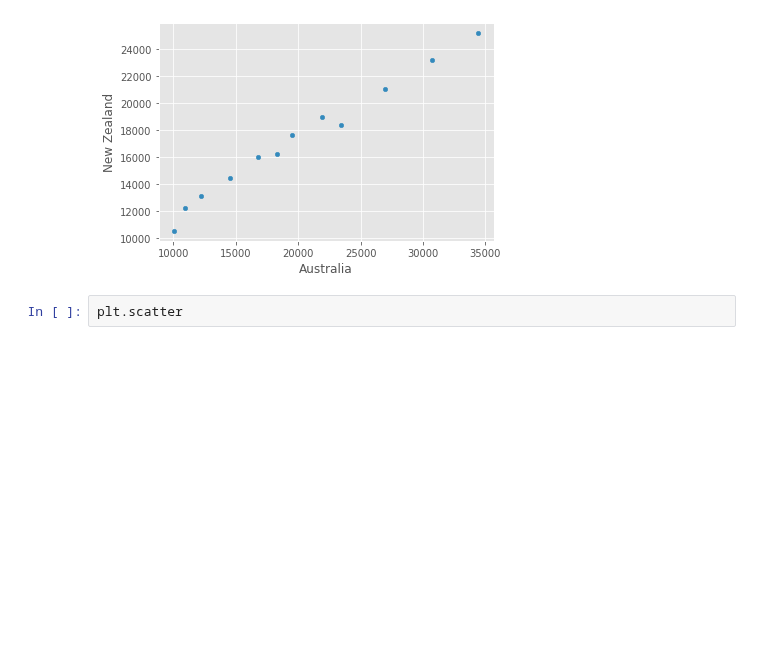
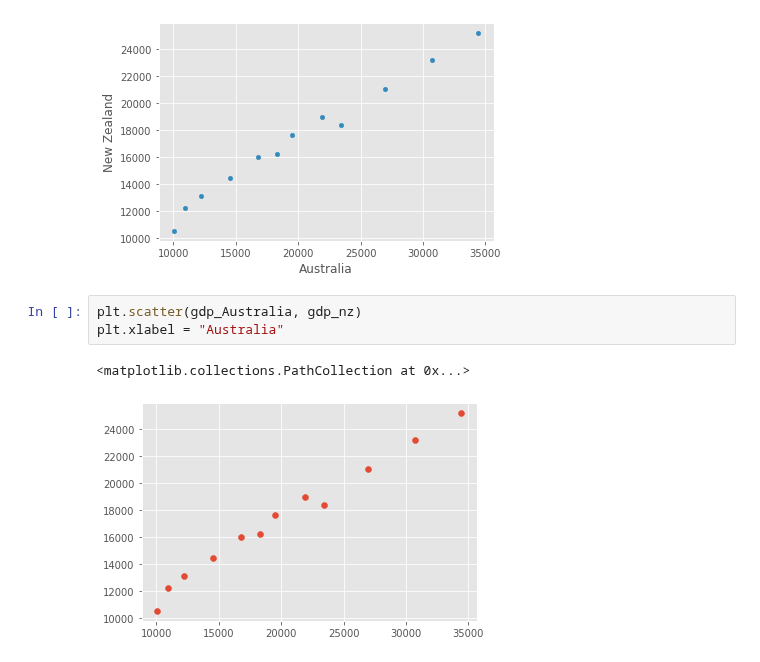
Before and after one commit to ubvu/2024-06-04-python, a Jupyter notebook: notebooks/Analyzing_Data.ipynb, the cells around one changed output. Cells and saved outputs as stored; diff of their text form; blank space fills up the shorter version.

```diff
--- a/notebooks/Analyzing_Data.ipynb
+++ b/notebooks/Analyzing_Data.ipynb
@@ -278,5 +278,9 @@ data.T.plot.scatter(x = "Australia", y = "New Zealand")
 # %% [output]
 <AxesSubplot:xlabel='Australia', ylabel='New Zealand'>
 [figure]
-# %%
-plt.scatter
+# %%
+plt.scatter(gdp_Australia, gdp_nz)
+plt.xlabel = "Australia"
+# %% [output]
+<matplotlib.collections.PathCollection at 0x...>
+[figure, added]
```
